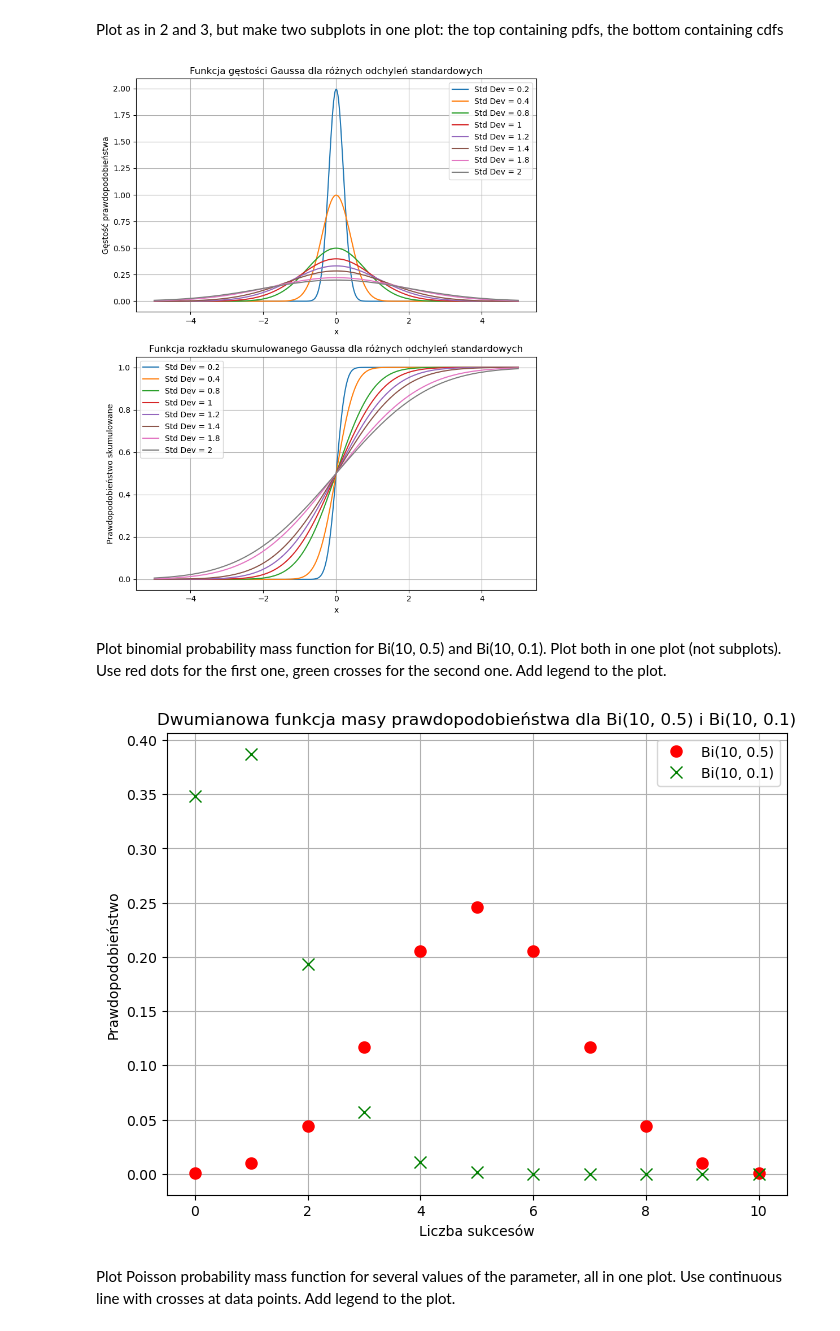
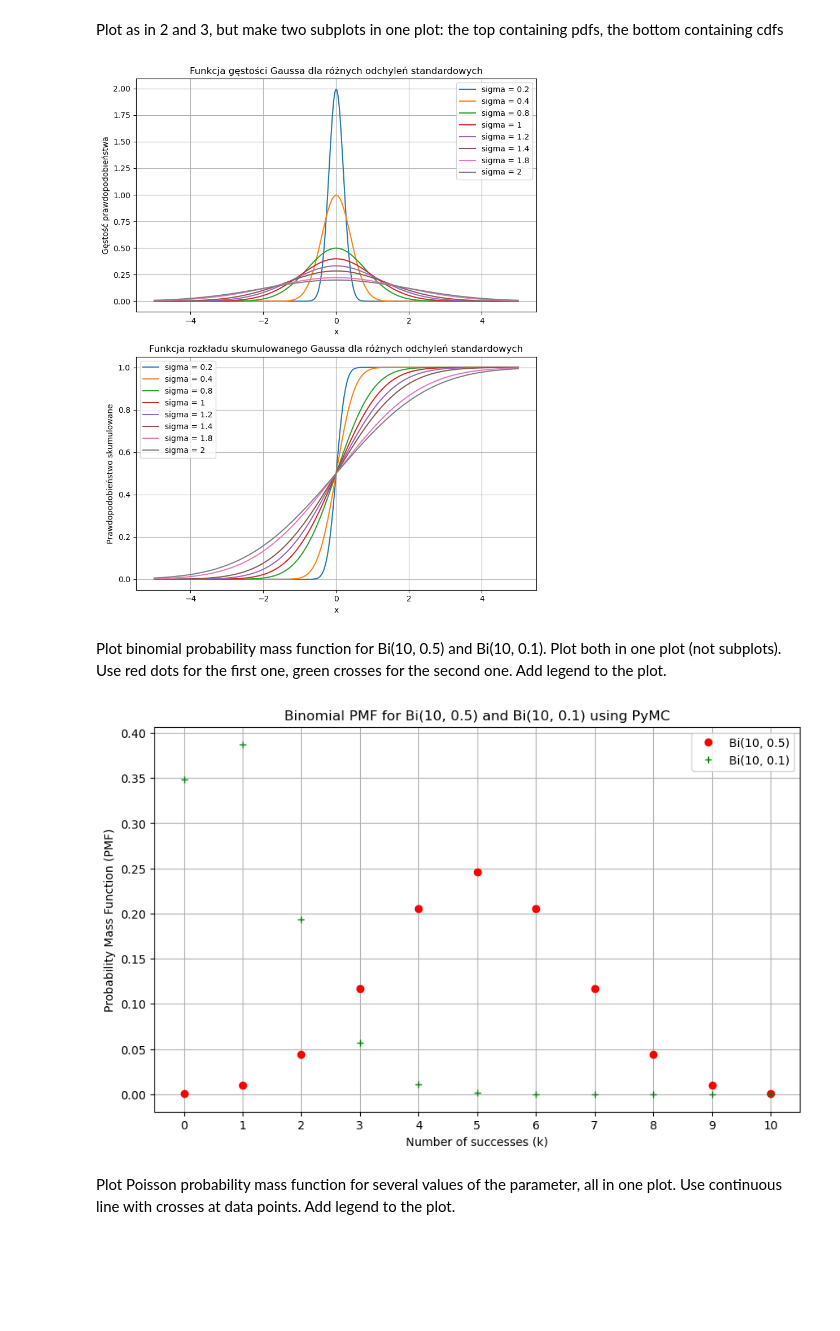
Before and after one commit to adam00kupisz/MPAD, a Jupyter notebook: MPAD_Lab_1/Lab_1.ipynb, the cells around one changed output. Saved outputs shown, nothing was run; the diff lists cells and outputs as text; code cells hidden in the pictures; blank space fills up the shorter version.

```diff
--- a/MPAD_Lab_1/Lab_1.ipynb
+++ b/MPAD_Lab_1/Lab_1.ipynb
@@ -88,8 +90,17 @@ containing cdfs
 fig, (ax1, ax2) = plt.subplots(2, 1, figsize=(8, 10))
 
 # Rysowanie funkcji gęstości prawdopodobieństwa (PDF) na górnym podwykresie
-for std in std_devs:
-    ax1.plot(x, gaussian(x, mean, std), label=f'Std Dev = {std}')
+for sigma in std_devs:
+    with pm.Model() as model:
+        # Definiowanie rozkładu normalnego
+        normal_dist = pm.Normal("normal_dist", mu=0, sigma=sigma)
+
+        # Obliczanie logp i przekształcanie go na PDF
+        logp_vals = pm.logp(normal_dist, x).eval()
+        pdf_vals = np.exp(logp_vals)
+
+        # Wykres dla każdego sigma
+        ax1.plot(x, pdf_vals, label=f'sigma = {sigma}')
 ax1.set_xlabel('x')
 ax1.set_ylabel('Gęstość prawdopodobieństwa')
 ax1.set_title('Funkcja gęstości Gaussa dla różnych odchyleń standardowych')
@@ -97,8 +108,13 @@ ax1.legend()
 ax1.grid(True)
 
 # Rysowanie funkcji rozkładu skumulowanego (CDF) na dolnym podwykresie
-for std in std_devs:
-    ax2.plot(x, gaussian_cdf(x, mean, std), label=f'Std Dev = {std}')
+for sigma in std_devs:
+    with pm.Model() as model:
+        # Calculate CDF for each sigma
+        cdf_vals = normal_cdf(x, 0, sigma).eval()
+
+        # Plot for each sigma
+        ax2.plot(x, cdf_vals, label=f'sigma = {sigma}')
 ax2.set_xlabel('x')
 ax2.set_ylabel('Prawdopodobieństwo skumulowane')
 ax2.set_title('Funkcja rozkładu skumulowanego Gaussa dla różnych odchyleń standardowych')
@@ -107,50 +123,58 @@ ax2.grid(True)
 
 # Dopasowanie układu wykresów
 plt.tight_layout()
-
 # Wyświetlenie wykresów
 plt.show()
 # %% [output]
-[figure, old version]
+[figure, new version]
 # %% [markdown]
 Plot binomial probability mass function for Bi(10, 0.5) and Bi(10, 0.1). Plot both in one plot
 (not subplots). Use red dots for the first one, green crosses for the second one. Add legend
 to the plot.
 # %%
-# Parametry dla dwóch rozkładów dwumianowych
+# Parametry rozkładu
 n = 10  # liczba prób
-p1 = 0.5  # prawdopodobieństwo dla Bi(10, 0.5)
-p2 = 0.1  # prawdopodobieństwo dla Bi(10, 0.1)
+p1 = 0.5  # prawdopodobieństwo sukcesu dla pierwszego rozkładu
+p2 = 0.1  # prawdopodobieństwo sukcesu dla drugiego rozkładu
 
-# Zakres możliwych wyników (od 0 do 10)
-x = np.arange(0, n+1)
+# Zakres wartości k (liczba sukcesów)
+k = np.arange(0, n + 1)
 
-# PMF dla obu rozkładów dwumianowych
-pmf1 = binom.pmf(x, n, p1)
-pmf2 = binom.pmf(x, n, p2)
+# Rysowanie wykresu
+plt.figure(figsize=(10, 6))
 
-# Tworzenie wykresu
-plt.figure(figsize=(8, 6))
+# Model dla Bi(10, 0.5)
+with pm.Model() as model1:
+    binom1 = pm.Binomial('binom1', n=n, p=p1)
 
-# Rysowanie pierwszego rozkładu dwumianowego z czerwonymi kropkami
-plt.plot(x, pmf1, 'ro', label='Bi(10, 0.5)', markersize=8)
+    # Obliczanie logp dla Bi(10, 0.5)
+    logp_vals1 = pm.logp(binom1, k).eval()  # Użycie logp do uzyskania wartości PMF
+    pmf1 = np.exp(logp_vals1)  # PMF
 
-# Rysowanie drugiego rozkładu dwumianowego z zielonymi krzyżykami
-plt.plot(x, pmf2, 'gx', label='Bi(10, 0.1)', markersize=8)
+# Model dla Bi(10, 0.1)
+with pm.Model() as model2:
+    binom2 = pm.Binomial('binom2', n=n, p=p2)
 
-# Opis osi i tytuł
-plt.xlabel('Liczba sukcesów')
-plt.ylabel('Prawdopodobieństwo')
-plt.title('Dwumianowa funkcja masy prawdopodobieństwa dla Bi(10, 0.5) i Bi(10, 0.1)')
+    # Obliczanie logp dla Bi(10, 0.1)
+    logp_vals2 = pm.logp(binom2, k).eval()  # Użycie logp do uzyskania wartości PMF
+    pmf2 = np.exp(logp_vals2)  # PMF
 
-# Dodanie legendy
+# Wykres dla Bi(10, 0.5)
+plt.plot(k, pmf1, 'ro', label='Bi(10, 0.5)')  # czerwona kropka
+
+# Wykres dla Bi(10, 0.1)
+plt.plot(k, pmf2, 'g+', label='Bi(10, 0.1)')  # zielony krzyżyk
+
+# Dodawanie legendy i etykiet
+plt.title('Binomial PMF for Bi(10, 0.5) and Bi(10, 0.1) using PyMC')
+plt.xlabel('Number of successes (k)')
+plt.ylabel('Probability Mass Function (PMF)')
+plt.xticks(k)  # Etykiety osi X dla każdego k
 plt.legend()
-
-# Wyświetlenie wykresu
-plt.grid(True)
+plt.grid()
 plt.show()
 # %% [output]
-[figure, old version]
+[figure, new version]
 # %% [markdown]
 Plot Poisson probability mass function for several values of the parameter, all in one plot.
 Use continuous line with crosses at data points. Add legend to the plot.
```
Also changed, not shown: parts of 6 cells of this notebook.
